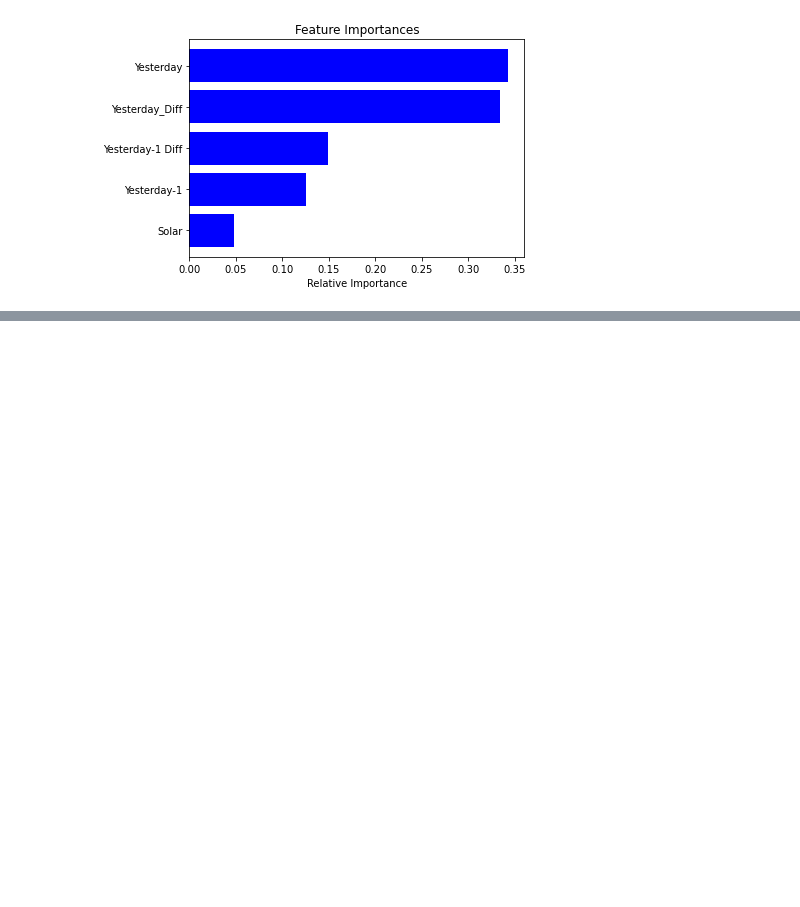
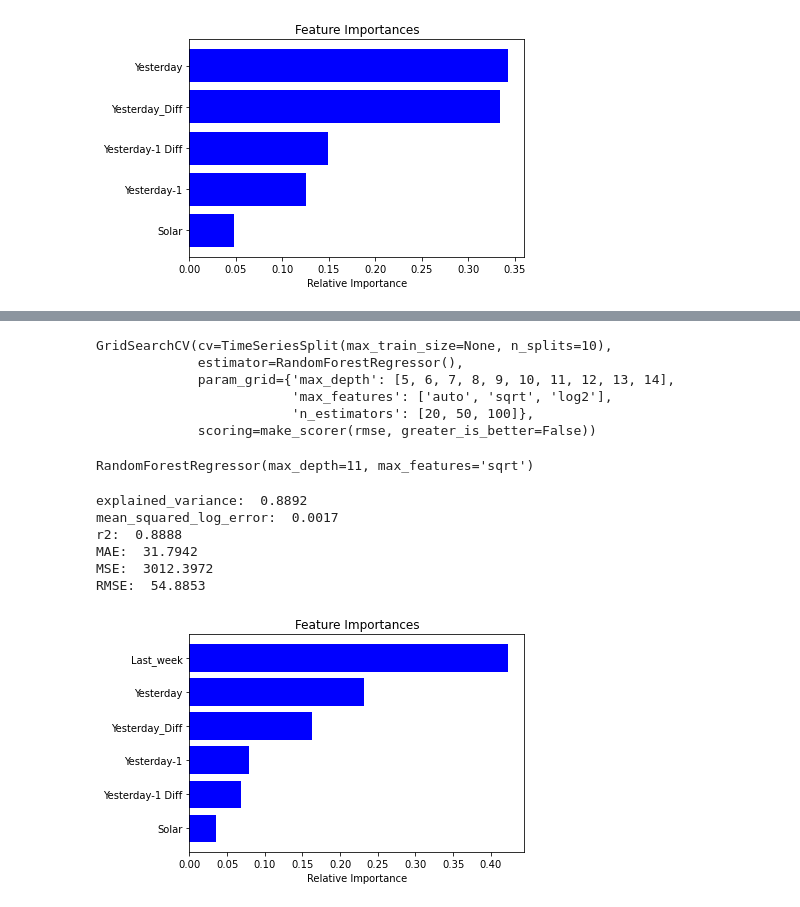
Before and after one commit to Aurian-Nogues/timeSeries, a Jupyter notebook: tuto1/2_forecasting.ipynb, the cells around one changed output, grey strips where cells are left out. Saved outputs shown, nothing was run; the diff lists cells and outputs as text; code cells hidden in the pictures; blank space fills up the shorter version.

```diff
--- a/tuto1/2_forecasting.ipynb
+++ b/tuto1/2_forecasting.ipynb
@@ -401,0 +405,6 @@ plt.show()
+# %%
+#add features
+data_consumption_2o_solar_weeklyShift = data_consumption_2o_solar.copy()
+data_consumption_2o_solar_weeklyShift['Last_week'] = data_consumption_2o_solar_weeklyShift['Consumption'].shift(7)
+data_consumption_2o_solar_weeklyShift = data_consumption_2o_solar_weeklyShift.dropna()
+data_consumption_2o_solar_weeklyShift.head()
@@ -401,0 +419,57 @@ plt.show()
+# %%
+#create sets
+X_train_weeklyShift = data_consumption_2o_solar_weeklyShift.loc[:'2016', :].drop(['Consumption'], axis = 1)
+y_train_weeklyShift = data_consumption_2o_solar_weeklyShift.loc[:'2016', 'Consumption']
+
+X_test_weeklyShift = data_consumption_2o_solar_weeklyShift.loc['2017', :].drop(['Consumption'], axis = 1)
+y_test_weeklyShift = data_consumption_2o_solar_weeklyShift.loc['2017', 'Consumption']
+# %%
+#grid search
+model = RandomForestRegressor()
+
+param_search = {
+    'n_estimators': [20, 50, 100],
+    'max_features': ['auto', 'sqrt', 'log2'],
+    'max_depth' : [i for i in range(5,15)]
+}
+
+tscv = TimeSeriesSplit(n_splits=10)
+gsearch = GridSearchCV(estimator=model, cv=tscv,
+                      param_grid=param_search, scoring = rmse_score)
+
+gsearch.fit(X_train_weeklyShift, y_train_weeklyShift)
+# %% [output]
+GridSearchCV(cv=TimeSeriesSplit(max_train_size=None, n_splits=10),
+             estimator=RandomForestRegressor(),
+             param_grid={'max_depth': [5, 6, 7, 8, 9, 10, 11, 12, 13, 14],
+                         'max_features': ['auto', 'sqrt', 'log2'],
+                         'n_estimators': [20, 50, 100]},
+             scoring=make_scorer(rmse, greater_is_better=False))
+# %%
+best_score = gsearch.best_score_
+best_model = gsearch.best_estimator_
+best_model
+# %% [output]
+RandomForestRegressor(max_depth=11, max_features='sqrt')
+# %%
+y_true = y_test_weeklyShift.values
+y_pred = best_model.predict(X_test_weeklyShift)
+regression_results(y_true, y_pred)
+# %% [output]
+explained_variance:  0.8892
+mean_squared_log_error:  0.0017
+r2:  0.8888
+MAE:  31.7942
+MSE:  3012.3972
+RMSE:  54.8853
+# %%
+imp = best_model.feature_importances_
+features = X_train_weeklyShift.columns
+indices = np.argsort(imp)
+plt.title('Feature Importances')
+plt.barh(range(len(indices)), imp[indices], color='b', align='center')
+plt.yticks(range(len(indices)), [features[i] for i in indices])
+plt.xlabel('Relative Importance')
+plt.show()
+# %% [output]
+[figure, added]
```
Also changed, not shown: parts of 2 cells of this notebook.
